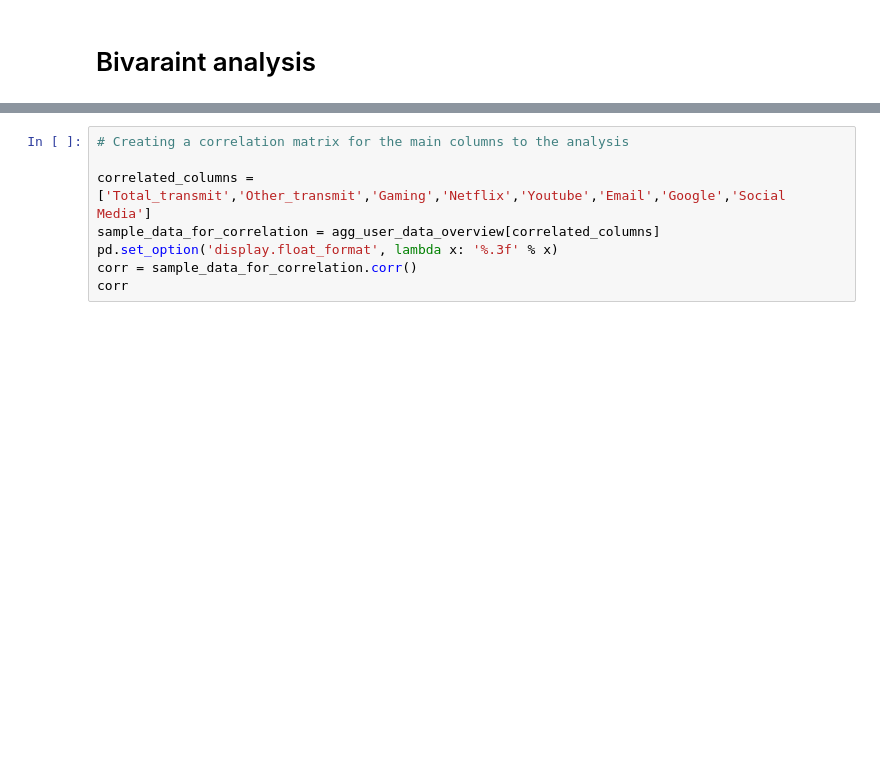
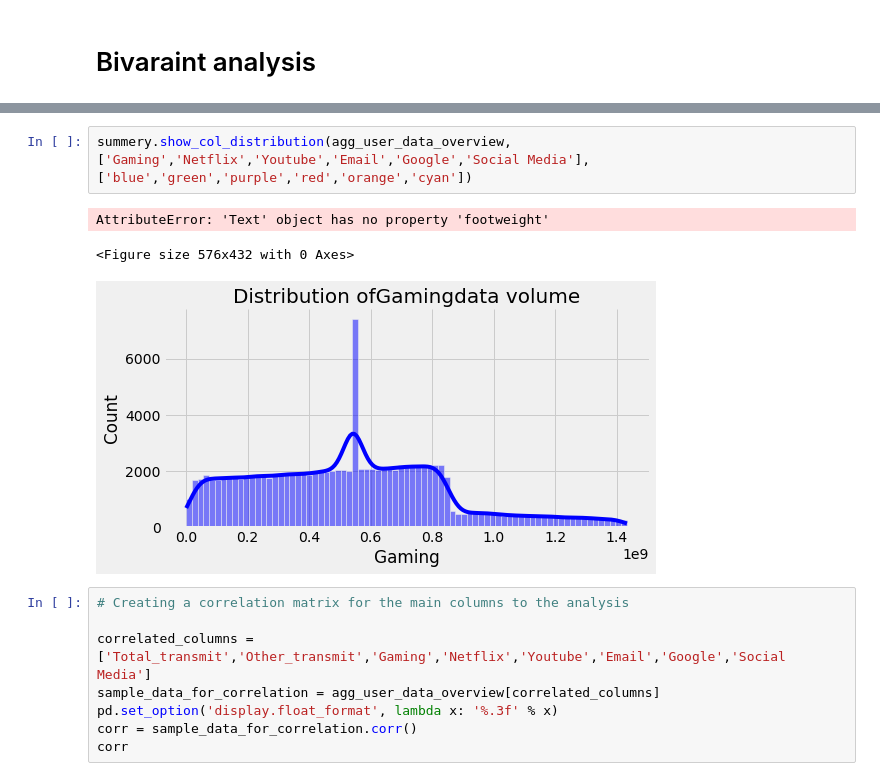
Before and after one commit to dawitasmeroatinafu/DA, a Jupyter notebook: notebooks/User_overview_analysis.ipynb, the cells around one changed output, grey strips where cells are left out. Drawn from its saved outputs; the diff is of its cells as text; blank space fills up the shorter version.

Commit message:
show column distribution within the data summery

```diff
--- a/notebooks/User_overview_analysis.ipynb
+++ b/notebooks/User_overview_analysis.ipynb
@@ -370,3 +364,9 @@ TypeError: 'list' object is not callable
+# %%
+summery.show_col_distribution(agg_user_data_overview, ['Gaming','Netflix','Youtube','Email','Google','Social Media'], ['blue','green','purple','red','orange','cyan'])
+# %% [output]
+AttributeError: 'Text' object has no property 'footweight'
+<Figure size 576x432 with 0 Axes>
+[figure, added]
 # %%
 # Creating a correlation matrix for the main columns to the analysis
 
```
Also changed, not shown: parts of 10 cells of this notebook, 1 other file.
